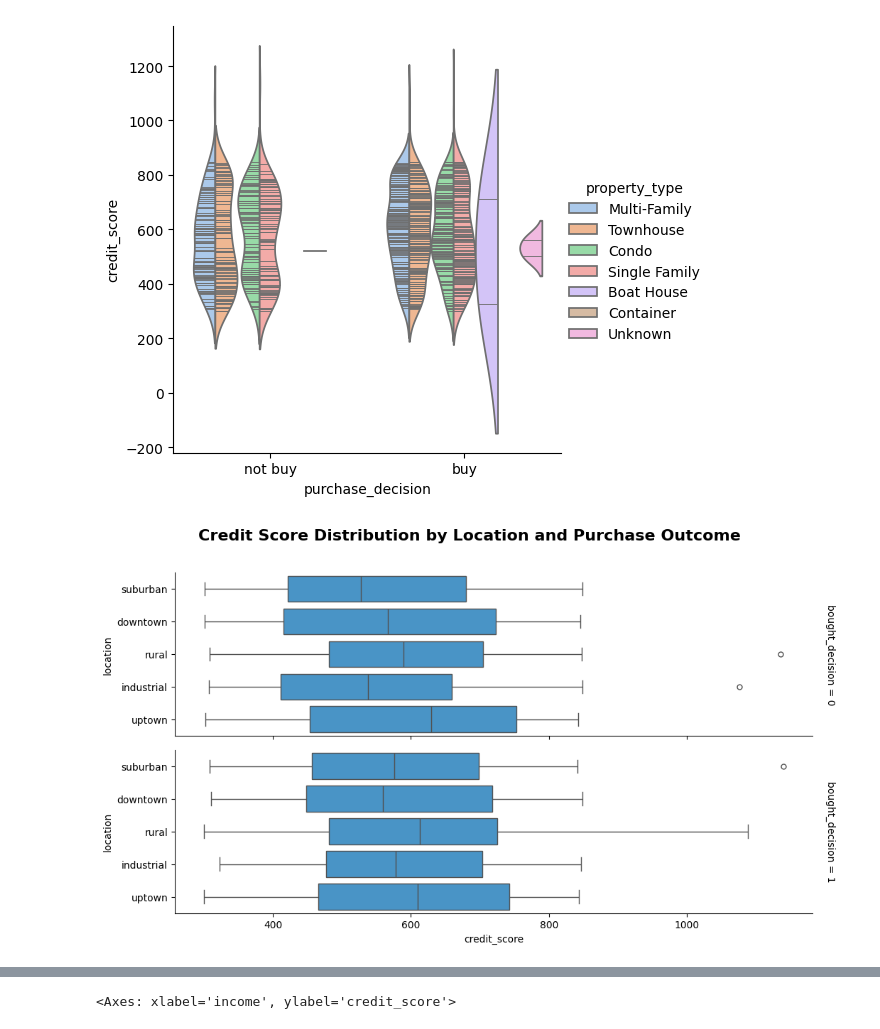
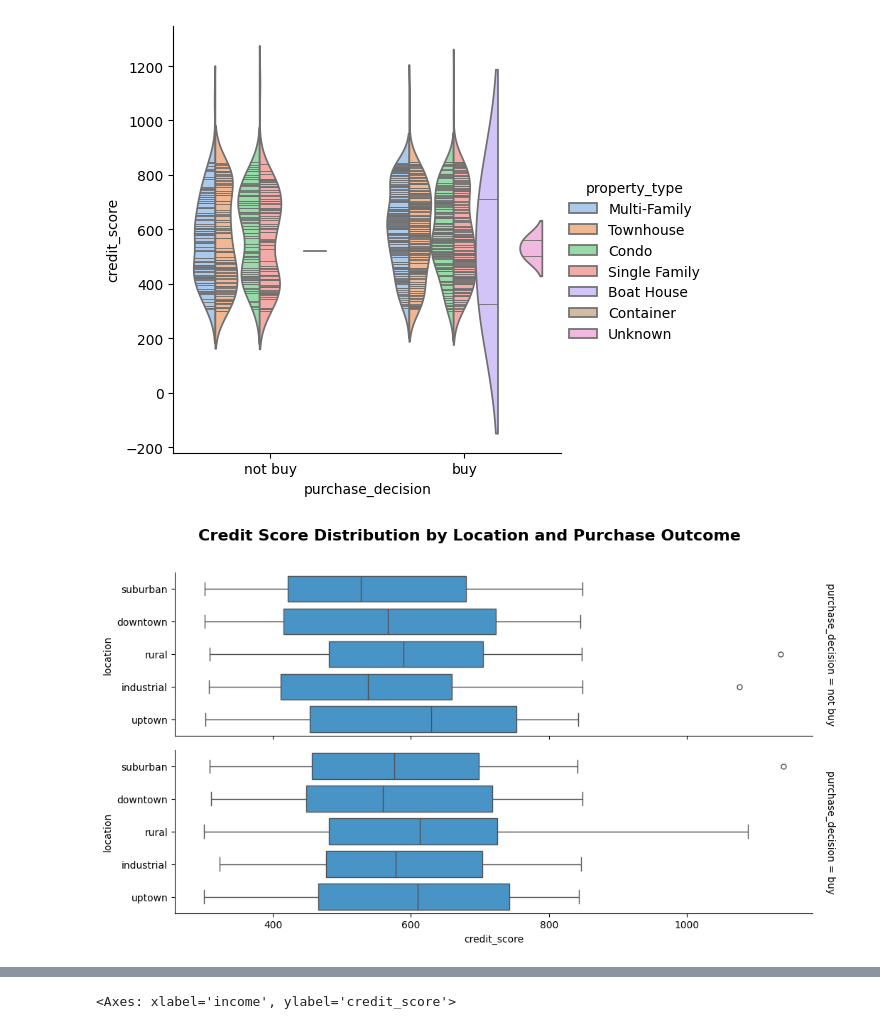
Before and after one commit to sidchakravarty/sju_dss740_spring2026, a Jupyter notebook: src/preprocessing/main_data_preprocessing.ipynb, the cells around one changed output, grey strips where cells are left out. Cells and saved outputs as stored; diff of their text form; code cells hidden in the pictures.

```diff
--- a/src/preprocessing/main_data_preprocessing.ipynb
+++ b/src/preprocessing/main_data_preprocessing.ipynb
@@ -23,7 +23,7 @@ from sklearn.impute import SimpleImputer
 # %% [markdown]
 <h3 style = 'color:green'>2.2.2 Load and Explore Data</h3>
 # %%
-df = pd.read_csv("../../data/synthetic_housing_data (Classification).csv")
+df = pd.read_csv("../data/synthetic_housing_data (Classification).csv")
 df.head()
 # %% [output]
 |  | income | credit_score | house_size | location | property_type | listing_date | realtor_rating | flood_risk | ... |
@@ -184,3 +143,0 @@ df.groupby(['location', 'property_type']).agg({'income': 'mean'}).reset_index()
-# %%
-df['bought_decision'] = df['purchase_decision'].map({'buy': 1, 'not buy': 0})
-df['bought_decision'].value_counts(normalize=True) * 100
@@ -221,28 +154,28 @@ sns.catplot(
 # %%
 plot_color = "#3498db" # A nice blue color
 g = sns.catplot(
     data=df,
     x="credit_score",
     y="location",
-    row="bought_decision",
+    row="purchase_decision",
     kind="box",
     orient="h",
     sharex=True, # Set to True for aligned x-axes (often better for comparison)
     margin_titles=True,
     height=3, # Increase height for better visibility
     aspect=3.5, # Adjust aspect ratio
     color=plot_color, # Apply the new color
     saturation=0.75 # Slightly reduce saturation for a softer look
 )
 plt.subplots_adjust(top=0.9) # Make room for the main title
 g.figure.suptitle('Credit Score Distribution by Location and Purchase Outcome',
                fontsize=16,
                fontweight='heavy',
                y=1.0) # Adjust vertical position
 
 # 4. FINAL ADJUSTMENTS
 # Remove the warning/tight_layout issue by explicitly calling tight_layout
 plt.tight_layout(rect=[0, 0, 1, 0.98]) # Adjust rect to accommodate the suptitle
 plt.show() # Always include this to display the plot
 # %% [output]
-[figure, old version]
+[figure, new version]
```
Also changed, not shown: parts of 32 cells of this notebook, 4 other files.
